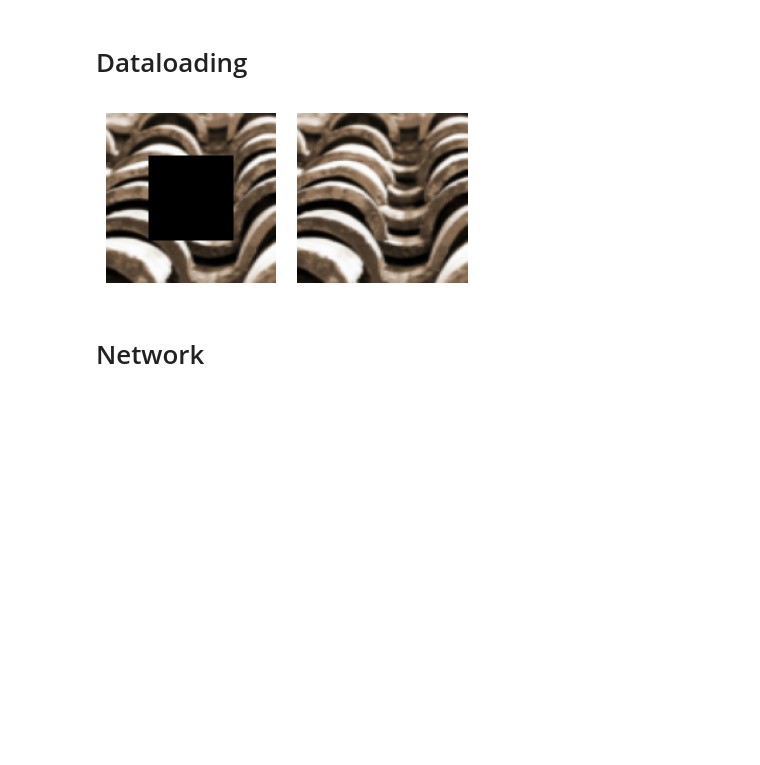
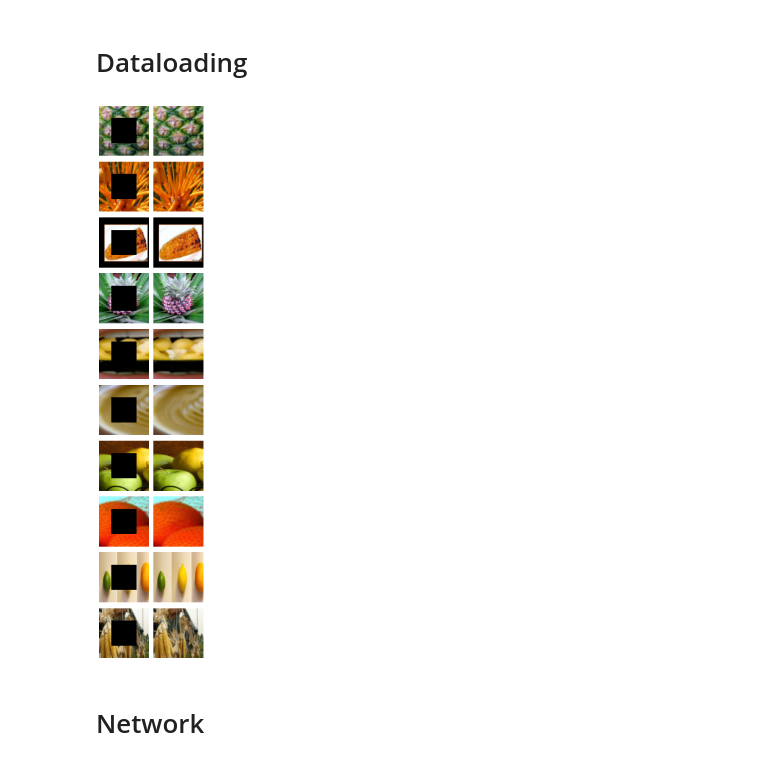
Before and after one commit to shahanneda/ImageInpainting, a Jupyter notebook: final_project.ipynb, the cells around one changed output. Drawn from its saved outputs; the diff is of its cells as text; code cells hidden in the pictures; blank space fills up the shorter version.

```diff
--- a/final_project.ipynb
+++ b/final_project.ipynb
@@ -31,3 +30,21 @@ BATCH_SIZE = 1500
+# %%
+IMAGE_SIZE = 128
+CENTER_SIZE = 64
+BATCH_SIZE = 1500
+
+SELECTED_CLASSES =  {
+            # 858: "Tile Roof", # Tile Roof
+						# 937: "Broccoli",
+						# 980: "Volcano",
+						987: "Corn",
+						949: 'Strawberry',
+						948: "Apple",
+						954: "Banana",
+						953: "Pineapple",
+						951: "Lemon",
+						950: 'Orange',
+						967: 'Pomegranate'
+}
 # %% [markdown]
 # Utils
 # %%
@@ -194,7 +211,8 @@ class CustomDataSet(Dataset):
         self.transform = transform
         self.non_gt_extra_transforms = non_gt_extra_transforms
 
-        dirs = np.array(sorted(os.listdir(root_dir)))[classes]
+        selected_class_indexes = list(classes.keys())
+        dirs = np.array(sorted(os.listdir(root_dir)))[selected_class_indexes]
         # print(dirs.shape)
         # train_split = int(dirs.shape[0]*training_split)
         # dirs = dirs[0:train_split]
@@ -212,7 +230,7 @@ class CustomDataSet(Dataset):
             else:
                 imgs = imgs[train_split:]
             for img in imgs:
-                self.images.append((os.path.join(self.root_dir, dir, img), classes[i]))
+                self.images.append((os.path.join(self.root_dir, dir, img), selected_class_indexes[i]))
 
 
     def __len__(self):
@@ -244,11 +262,6 @@ class CustomDataSet(Dataset):
 
 # classes =  [538, 980]
 # classes =  [538, 980, 971]
-classes =  [
-            858, # Tile Roof
-            # 852, # Tennis Ball
-            # 980 # Volcano
-            ]
 
 DATASET_PATH = '/pub2/imagenet/ILSVRC/Data/CLS-LOC/train'
 # Due to the way the dataset is strucutred, I can't use the offical validation images provided
@@ -257,7 +270,7 @@ DATASET_PATH = '/pub2/imagenet/ILSVRC/Data/CLS-LOC/train'
 train_dataset = CustomDataSet(root_dir=DATASET_PATH,
                                       transform=train_tranforms,
                                       non_gt_extra_transforms=non_gt_extra_transforms,
-                                      classes=classes,
+                                      classes=SELECTED_CLASSES,
                                       is_train=True,
                                       training_split=0.9
                                       )
@@ -265,7 +278,7 @@ train_dataset = CustomDataSet(root_dir=DATASET_PATH,
 validation_dataset = CustomDataSet(root_dir=DATASET_PATH,
                                       transform=val_tranforms,
                                       non_gt_extra_transforms=non_gt_extra_transforms,
-                                      classes=classes,
+                                      classes=SELECTED_CLASSES,
                                       is_train=False
                                       )
 
@@ -273,7 +286,7 @@ validation_dataset = CustomDataSet(root_dir=DATASET_PATH,
 sanity_dataset = CustomDataSet(root_dir=DATASET_PATH,
                                       transform=sanity_transforms,
                                       non_gt_extra_transforms=non_gt_extra_transforms,
-                                      classes=classes,
+                                      classes=SELECTED_CLASSES,
                                       is_train=True,
                                       training_split=0.9
                                       )
@@ -285,10 +298,15 @@ sanity_loader = DataLoader(sanity_dataset, batch_size=1, shuffle=True)
 # %%
 sample_batch = next(iter(train_loader))
 sample_cutout, sample_gt, sample_class_idx = sample_batch
 
-display_images([sample_cutout[0], sample_gt[0]])
+def display_sample_batch():
+	images = []
+	for i in range(10):
+		images += [sample_cutout[i], sample_gt[i]]
+	display_images(images)
+display_sample_batch()
 # %% [output]
-[figure, old version]
+[figure, new version]
 # %% [markdown]
 # Network
 # %%
```
Also changed, not shown: parts of 32 cells of this notebook, 3 other files.
